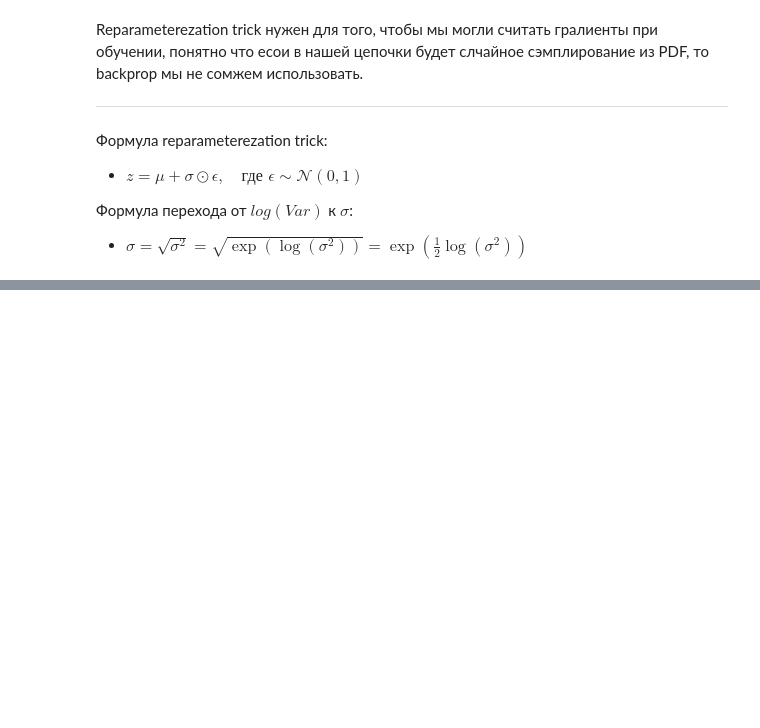
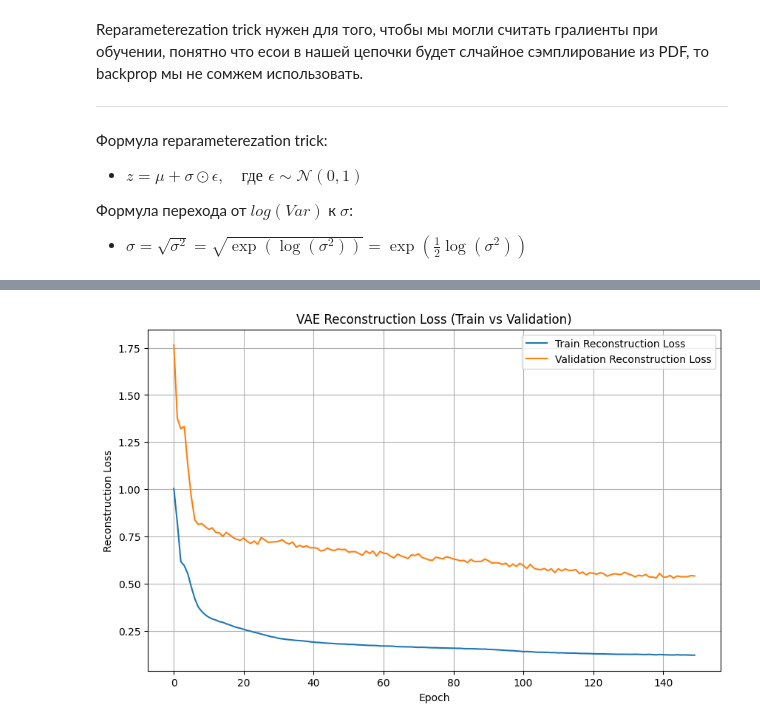
Before and after one commit to Lessio2006/UEBA_proj, a Jupyter notebook: UEBA_research_model.ipynb, the cells around one changed output, grey strips where cells are left out. Saved outputs shown, nothing was run; the diff lists cells and outputs as text; code cells hidden in the pictures; blank space fills up the shorter version.

```diff
--- a/UEBA_research_model.ipynb
+++ b/UEBA_research_model.ipynb
@@ -135,0 +505,25 @@ class VariationalAE(nn.Module):
+# %%
+B_train_loader = DataLoader(
+    TensorDataset(Xb_train_tensor),
+    batch_size=64,
+    shuffle=True
+)
+
+B_val_loader = DataLoader(
+    TensorDataset(Xb_val_tensor),
+    batch_size=64,
+    shuffle=False
+)
+# %%
+vae_model_B = VariationalAE(input_dim=28, hidden_dim=56, latent_dim=6).to(device)
+optimizer_B = torch.optim.Adam(vae_model_B.parameters(), lr=1e-3)
+
+train_total_losses, val_total_losses, train_recon_losses, val_recon_losses, train_kl_losses, val_kl_losses = train(
+    vae_model_B,
+    B_train_loader,
+    B_val_loader,
+    optimizer_B,
+    elbo_loss,
+    device,
+    epochs
+)
@@ -135,0 +548,12 @@ class VariationalAE(nn.Module):
+# %%
+plt.figure(figsize=(10, 6))
+plt.plot(train_recon_losses, label='Train Reconstruction Loss')
+plt.plot(val_recon_losses, label='Validation Reconstruction Loss')
+plt.title('VAE Reconstruction Loss (Train vs Validation)')
+plt.xlabel('Epoch')
+plt.ylabel('Reconstruction Loss')
+plt.legend()
+plt.grid(True)
+plt.show()
+# %% [output]
+[figure, added]
```
Also changed, not shown: parts of 39 cells of this notebook.
